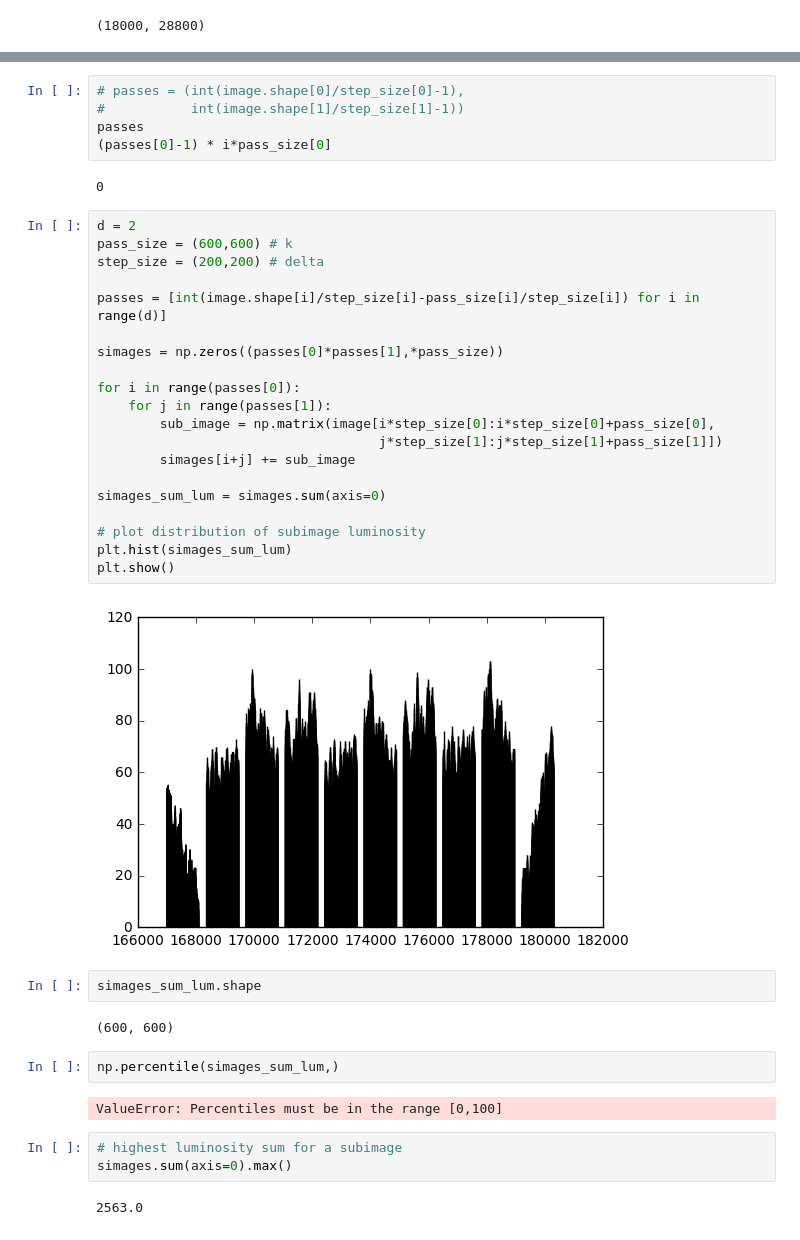
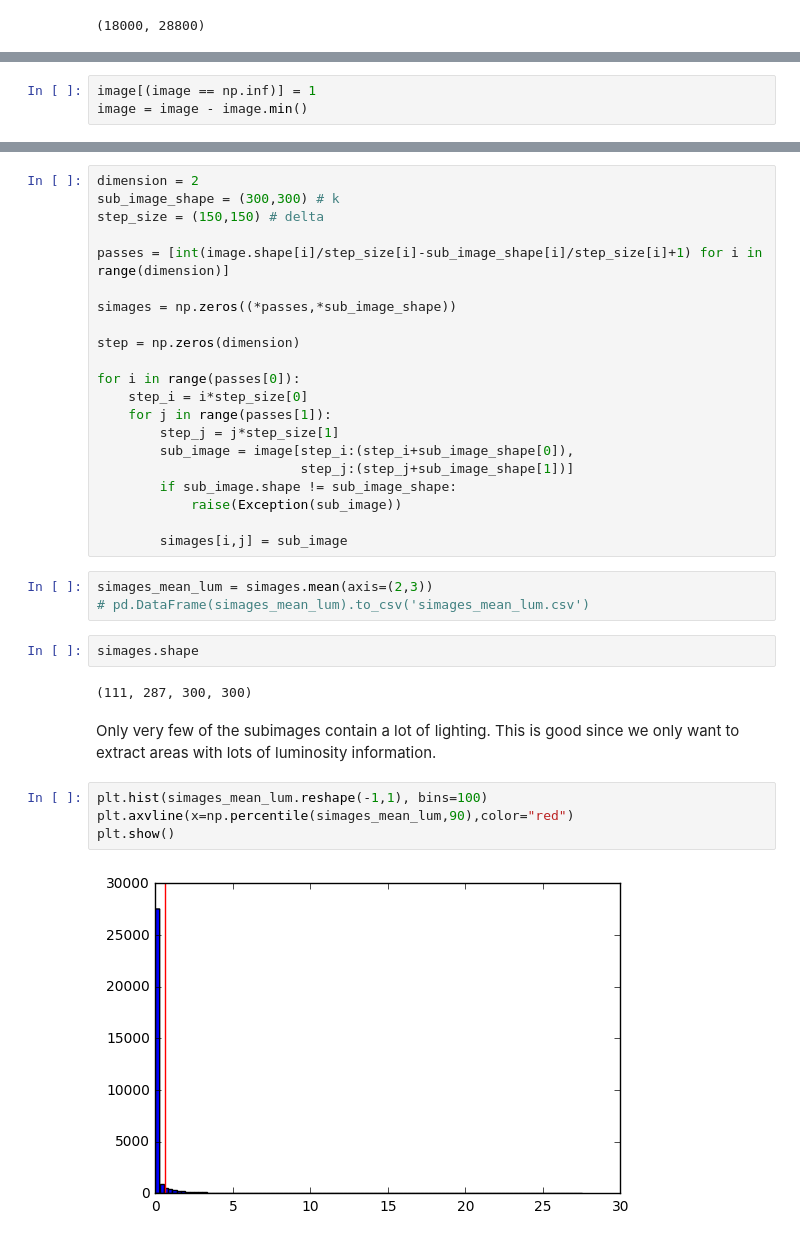
Before and after one commit to feliuserra/Luminosity, a Jupyter notebook: VIIRS.ipynb, the cells around one changed output, grey strips where cells are left out. Drawn from its saved outputs; the diff is of its cells as text.

```diff
--- a/VIIRS.ipynb
+++ b/VIIRS.ipynb
@@ -31,3 +47,6 @@ equator_circumfence / passes[0]
+# %%
+image[(image == np.inf)] = 1
+image = image - image.min()
 # %% [markdown]
 $$
 \begin{aligned}
@@ -45,42 +60,36 @@ $$
-# %%
-# passes = (int(image.shape[0]/step_size[0]-1),
-#           int(image.shape[1]/step_size[1]-1))
-passes
-(passes[0]-1) * i*pass_size[0]
-# %% [output]
-0
 # %%
-d = 2
-pass_size = (600,600) # k
-step_size = (200,200) # delta
+dimension = 2
+sub_image_shape = (300,300) # k
+step_size = (150,150) # delta
 
-passes = [int(image.shape[i]/step_size[i]-pass_size[i]/step_size[i]) for i in range(d)]
+passes = [int(image.shape[i]/step_size[i]-sub_image_shape[i]/step_size[i]+1) for i in range(dimension)]
 
-simages = np.zeros((passes[0]*passes[1],*pass_size))
+simages = np.zeros((*passes,*sub_image_shape))
+
+step = np.zeros(dimension)
 
 for i in range(passes[0]):
+    step_i = i*step_size[0]
     for j in range(passes[1]):
-        sub_image = np.matrix(image[i*step_size[0]:i*step_size[0]+pass_size[0],
-                                    j*step_size[1]:j*step_size[1]+pass_size[1]])
-        simages[i+j] += sub_image
+        step_j = j*step_size[1]
+        sub_image = image[step_i:(step_i+sub_image_shape[0]),
+                          step_j:(step_j+sub_image_shape[1])]
+        if sub_image.shape != sub_image_shape:
+            raise(Exception(sub_image))
 
-simages_sum_lum = simages.sum(axis=0)
-
-# plot distribution of subimage luminosity
-plt.hist(simages_sum_lum)
-plt.show()
+        simages[i,j] = sub_image
-# %% [output]
-[figure, removed]
+# %%
+simages_mean_lum = simages.mean(axis=(2,3))
+# pd.DataFrame(simages_mean_lum).to_csv('simages_mean_lum.csv')
 # %%
-simages_sum_lum.shape
+simages.shape
 # %% [output]
-(600, 600)
+(111, 287, 300, 300)
-# %%
-np.percentile(simages_sum_lum,)
-# %% [output]
-ValueError: Percentiles must be in the range [0,100]
-# %%
-# highest luminosity sum for a subimage
-simages.sum(axis=0).max()
-# %% [output]
-2563.0
+# %% [markdown]
+Only very few of the subimages contain a lot of lighting. This is good since we only want to extract areas with lots of luminosity information.
+# %%
+plt.hist(simages_mean_lum.reshape(-1,1), bins=100)
+plt.axvline(x=np.percentile(simages_mean_lum,90),color="red")
+plt.show()
+# %% [output]
+[figure, added]
```
Also changed, not shown: parts of 17 cells of this notebook.
